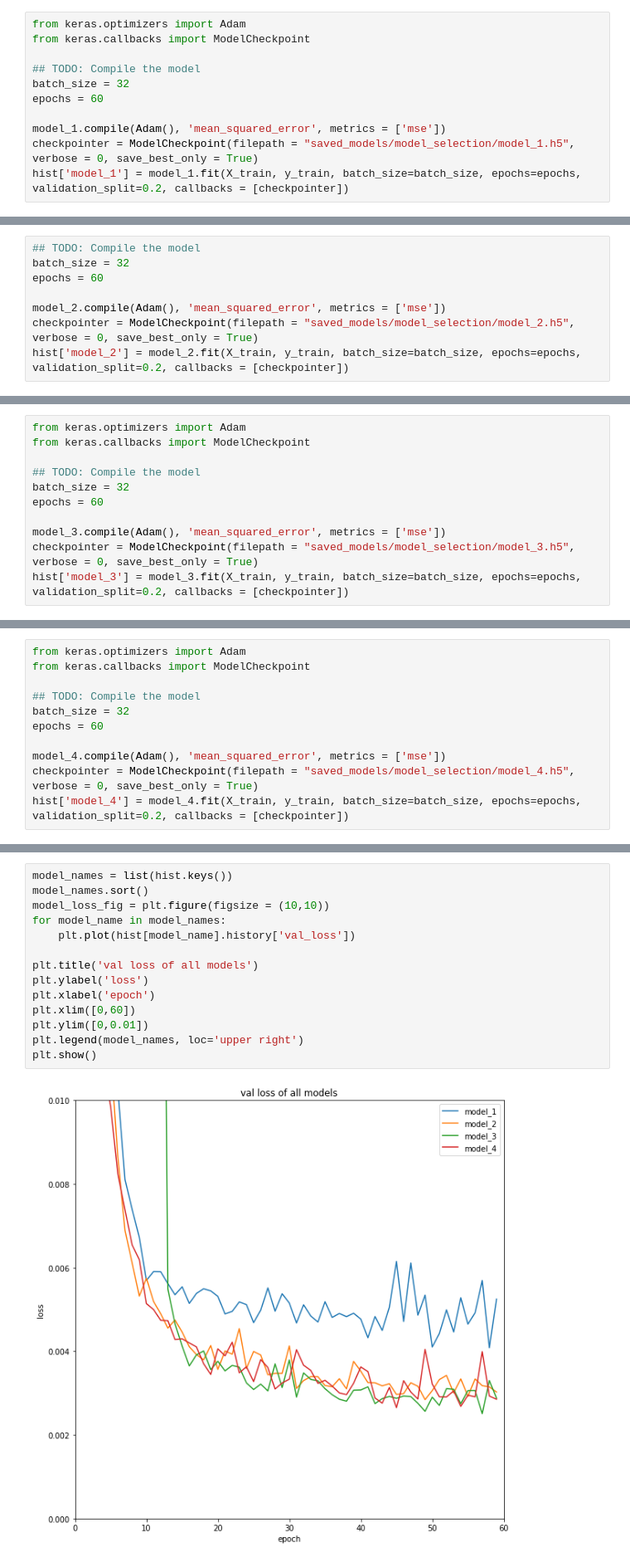
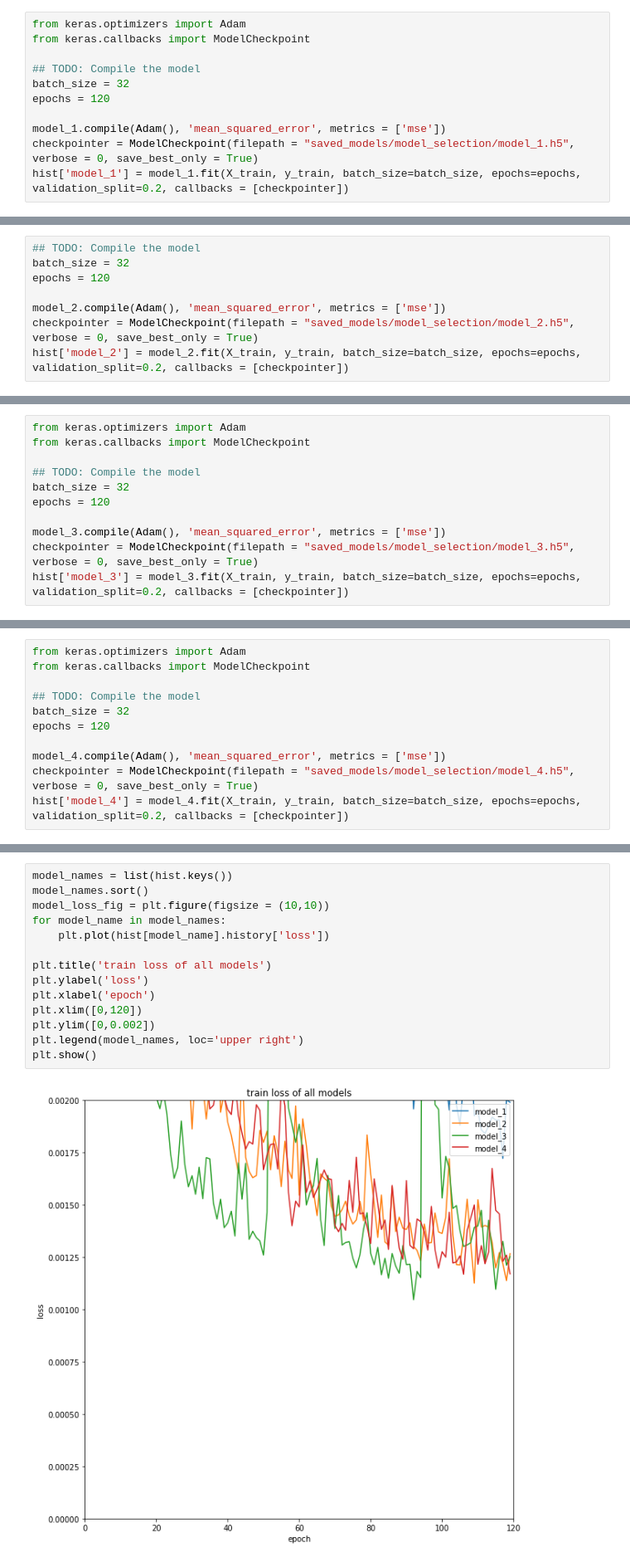
Before and after one commit to NinV/AIND, a Jupyter notebook: term_2/AIND-CV-FacialKeypoints/model_selection.ipynb, the cells around one changed output, grey strips where cells are left out. Shown at 83% size. Drawn from its saved outputs; the diff is of its cells as text.

```diff
--- a/term_2/AIND-CV-FacialKeypoints/model_selection.ipynb
+++ b/term_2/AIND-CV-FacialKeypoints/model_selection.ipynb
@@ -72,7 +71,7 @@ from keras.callbacks import ModelCheckpoint
 
 ## TODO: Compile the model
 batch_size = 32
-epochs = 60
+epochs = 120
 
 model_1.compile(Adam(), 'mean_squared_error', metrics = ['mse'])
 checkpointer = ModelCheckpoint(filepath = "saved_models/model_selection/model_1.h5", verbose = 0, save_best_only = True)
@@ -153,7 +152,7 @@ _________________________________________________________________
 # %%
 ## TODO: Compile the model
 batch_size = 32
-epochs = 60
+epochs = 120
 
 model_2.compile(Adam(), 'mean_squared_error', metrics = ['mse'])
 checkpointer = ModelCheckpoint(filepath = "saved_models/model_selection/model_2.h5", verbose = 0, save_best_only = True)
@@ -241,7 +240,7 @@ from keras.callbacks import ModelCheckpoint
 
 ## TODO: Compile the model
 batch_size = 32
-epochs = 60
+epochs = 120
 
 model_3.compile(Adam(), 'mean_squared_error', metrics = ['mse'])
 checkpointer = ModelCheckpoint(filepath = "saved_models/model_selection/model_3.h5", verbose = 0, save_best_only = True)
@@ -333,7 +332,7 @@ from keras.callbacks import ModelCheckpoint
 
 ## TODO: Compile the model
 batch_size = 32
-epochs = 60
+epochs = 120
 
 model_4.compile(Adam(), 'mean_squared_error', metrics = ['mse'])
 checkpointer = ModelCheckpoint(filepath = "saved_models/model_selection/model_4.h5", verbose = 0, save_best_only = True)
@@ -393,16 +392,16 @@ plt.show()
 # %%
 model_names = list(hist.keys())
 model_names.sort()
 model_loss_fig = plt.figure(figsize = (10,10))
 for model_name in model_names:
-    plt.plot(hist[model_name].history['val_loss'])
+    plt.plot(hist[model_name].history['loss'])
 
-plt.title('val loss of all models')
+plt.title('train loss of all models')
 plt.ylabel('loss')
 plt.xlabel('epoch')
-plt.xlim([0,60])
-plt.ylim([0,0.01])
+plt.xlim([0,120])
+plt.ylim([0,0.002])
 plt.legend(model_names, loc='upper right')
 plt.show()
 # %% [output]
-[figure, old version]
+[figure, new version]
```
Also changed, not shown: parts of 12 cells of this notebook, 14 other files.
